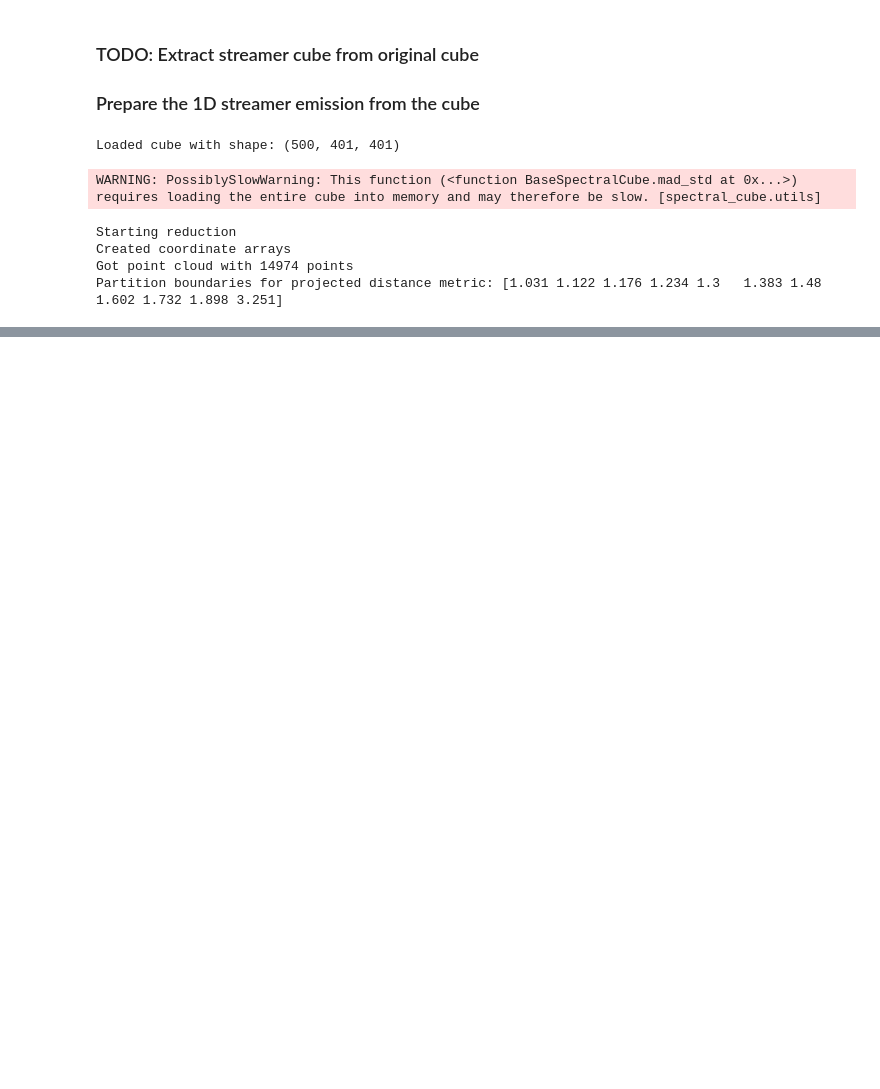
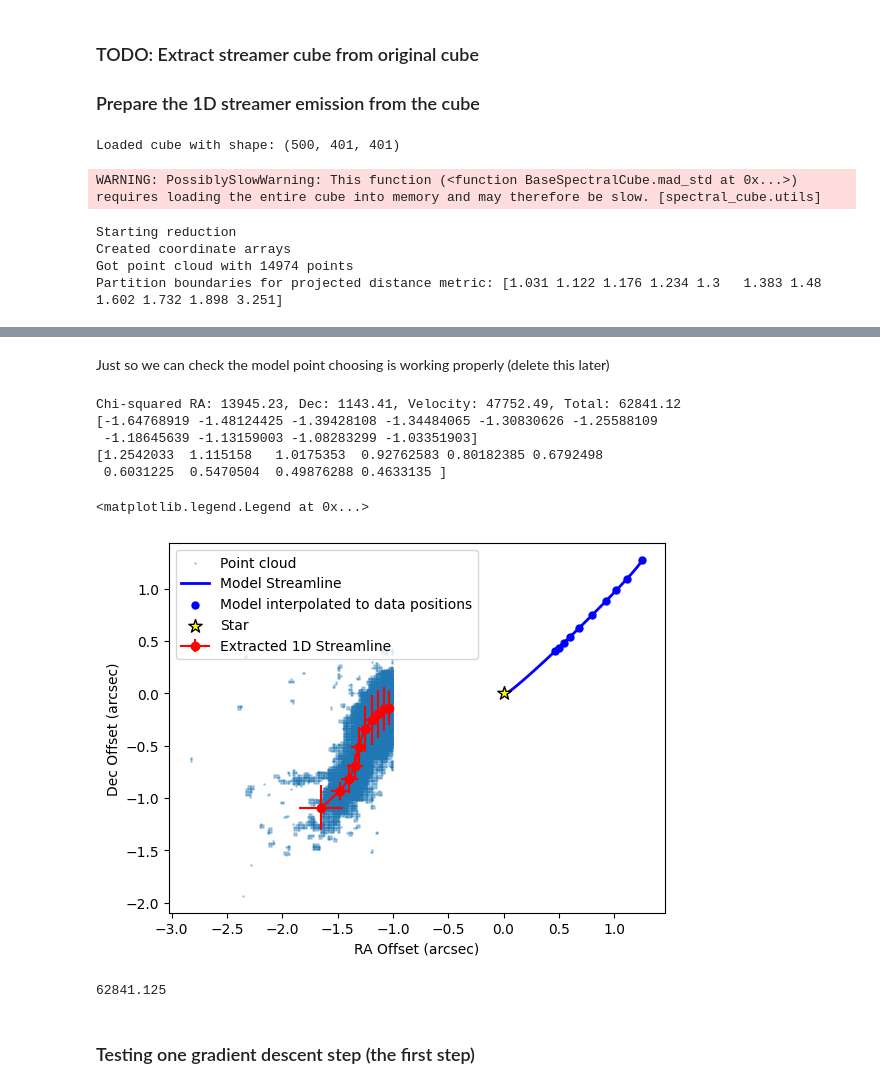
Before and after one commit to Lauren4476/velocity_tools, a Jupyter notebook: test_streamfit.ipynb, the cells around one changed output, grey strips where cells are left out. Cells and saved outputs as stored; diff of their text form; code cells hidden in the pictures; blank space fills up the shorter version.

```diff
--- a/test_streamfit.ipynb
+++ b/test_streamfit.ipynb
@@ -169,0 +247,65 @@ Plotting results...
+# %% [markdown]
+Just so we can check the model point choosing is working properly (delete this later)
+# %%
+# forward model
+ra_model, dec_model, v_model = gradient_descent.forward_model(initial_opt_params, fixed_params, distance)
+# remove NaN values (due to rmin) from model
+not_nan = ~jnp.isnan(ra_model) & ~jnp.isnan(dec_model) & ~jnp.isnan(v_model)
+ra_model = ra_model[not_nan]
+dec_model = dec_model[not_nan]
+v_model = v_model[not_nan]
+
+# Match model to data using arc-length parameterisation
+ra_model_interp, dec_model_interp, v_model_interp, valid = gradient_descent.match_model_to_data_curve(
+    ra_model, dec_model, v_model, ra_data, dec_data)
+
+
+
+# mask for valid (only for arrays that haven't already been masked in matching)
+v_data = v_data[valid]
+ra_sigma = ra_sigma[valid]
+dec_sigma = dec_sigma[valid]
+v_sigma = v_sigma[valid]
+
+# Compute chi-squared components
+chi2_ra = jnp.sum(((ra_data - ra_model_interp) / ra_sigma)**2)
+chi2_dec = jnp.sum(((dec_data - dec_model_interp) / dec_sigma)**2)
+chi2_v = jnp.sum(((v_data - v_model_interp) / v_sigma)**2)
+# Total chi-squared
+chi2_total = chi2_ra + chi2_dec + chi2_v
+print(f"Chi-squared RA: {chi2_ra:.2f}, Dec: {chi2_dec:.2f}, Velocity: {chi2_v:.2f}, Total: {chi2_total:.2f}")
+
+print(ra_data)
+print(ra_model_interp)
+
+# plot it
+import matplotlib.pyplot as plt
+# plot the observed data points as a scatter
+plt.scatter(pc_coords[0], pc_coords[1], s=1, alpha=0.3, label='Point cloud')
+# plot the extracted 1D data streamline with error bars
+plt.errorbar(ra_data, dec_data, xerr=ra_sigma, yerr=dec_sigma, fmt='o-', label='Extracted 1D Streamline', color='red')
+# plot the model streamline
+plt.plot(ra_model, dec_model, 'b-', linewidth=2, label='Model Streamline', color='blue')
+# plot the model streamline interpolated to data positions
+plt.scatter(ra_model_interp, dec_model_interp, s=25, label='Model interpolated to data positions', color='blue', zorder=5)
+# plot the star
+plt.scatter(0, 0, marker='*', s=100, color='yellow', edgecolor='black', label='Star', zorder=10)
+plt.xlabel('RA Offset (arcsec)')
+plt.ylabel('Dec Offset (arcsec)')
+plt.legend()
+# %% [output]
+Chi-squared RA: 13945.23, Dec: 1143.41, Velocity: 47752.49, Total: 62841.12
+[-1.64768919 -1.48124425 -1.39428108 -1.34484065 -1.30830626 -1.25588109
+ -1.18645639 -1.13159003 -1.08283299 -1.03351903]
+[1.2542033  1.115158   1.0175353  0.92762583 0.80182385 0.6792498
+ 0.6031225  0.5470504  0.49876288 0.4633135 ]
+<matplotlib.legend.Legend at 0x...>
+[figure, added]
+# %%
+# All the above could be done just by calling chi2_loss
+chi2_total = gradient_descent.chi2_loss(initial_opt_params, fixed_params, data, uncertainties, distance)
+print(chi2_total)
+# %% [output]
+62841.125
+# %% [markdown]
+### Testing one gradient descent step (the first step)
```
Also changed, not shown: parts of 9 cells of this notebook, 2 other files.
